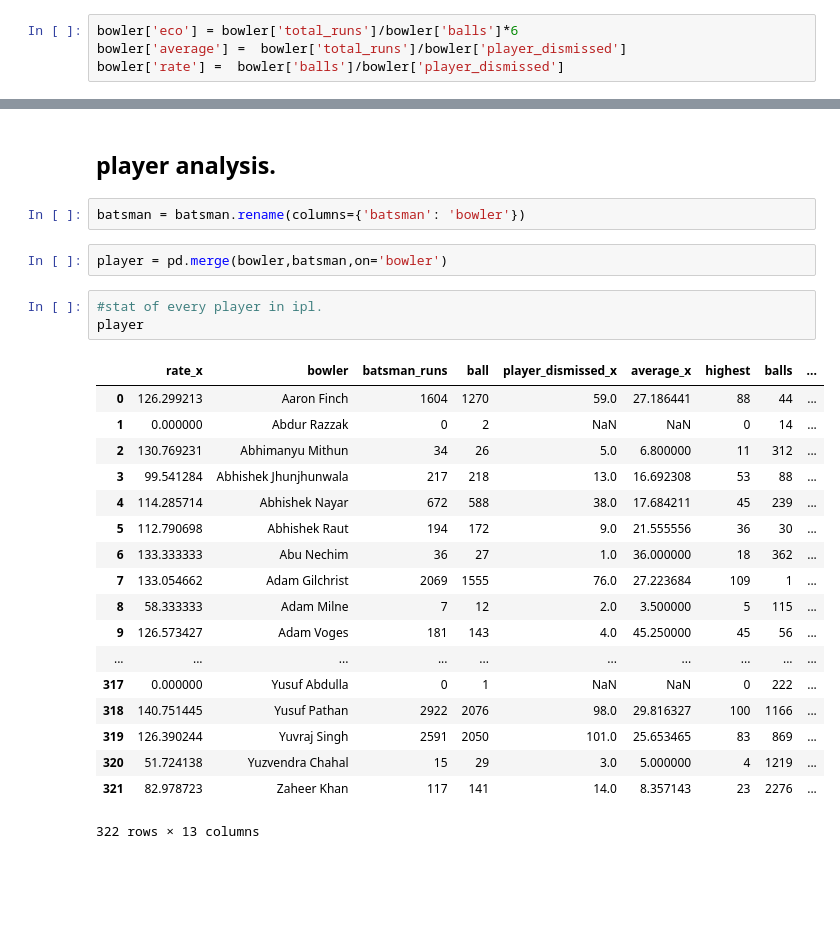
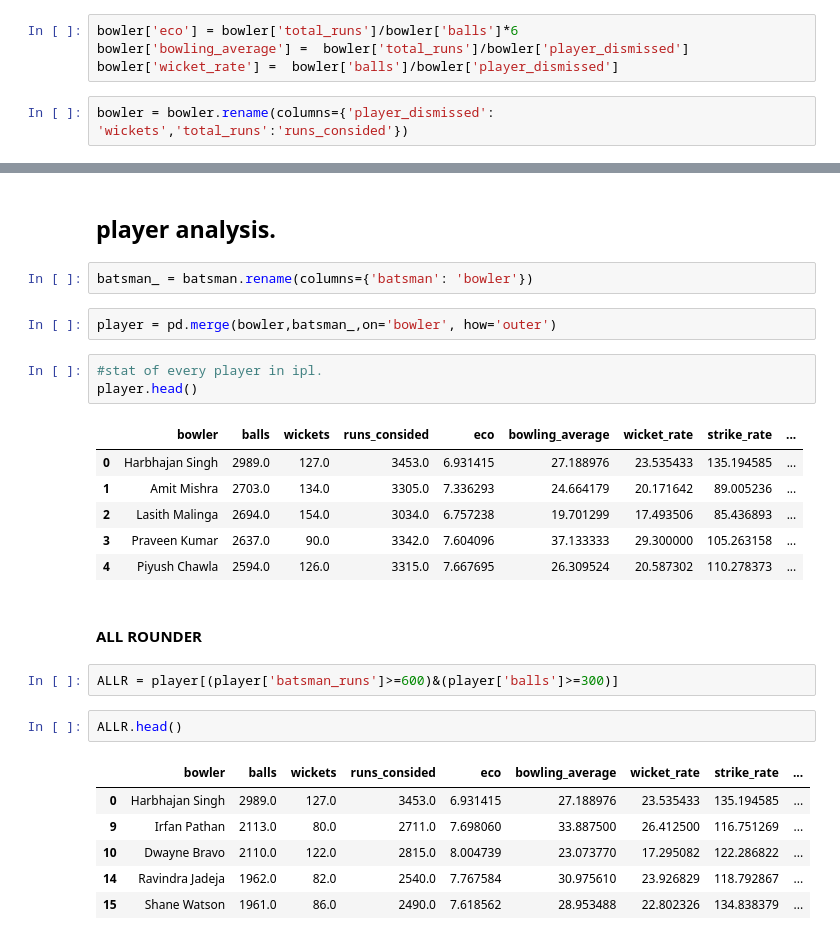
Before and after one commit to kapilgolimar/IPL_DATASET_ANALYSIS, a Jupyter notebook: IPL.ipynb, the cells around one changed output, grey strips where cells are left out. Saved outputs shown, nothing was run; the diff lists cells and outputs as text; blank space fills up the shorter version.

```diff
--- a/IPL.ipynb
+++ b/IPL.ipynb
@@ -393,5 +441,7 @@ bowlers = pd.merge(ballas, wicket, on='bowler')
 bowler = pd.merge(bowlers,runs,on='bowler')
 # %%
 bowler['eco'] = bowler['total_runs']/bowler['balls']*6
-bowler['average'] =  bowler['total_runs']/bowler['player_dismissed']
-bowler['rate'] =  bowler['balls']/bowler['player_dismissed']
+bowler['bowling_average'] =  bowler['total_runs']/bowler['player_dismissed']
+bowler['wicket_rate'] =  bowler['balls']/bowler['player_dismissed']
+# %%
+bowler = bowler.rename(columns={'player_dismissed': 'wickets','total_runs':'runs_consided'})
@@ -424,28 +483,29 @@ similerly we can find economical bowler, opening wicket taker bowler.
 # %% [markdown]
 ## player analysis.
 # %%
-batsman = batsman.rename(columns={'batsman': 'bowler'})
+batsman_ = batsman.rename(columns={'batsman': 'bowler'})
 # %%
-player = pd.merge(bowler,batsman,on='bowler')
+player = pd.merge(bowler,batsman_,on='bowler', how='outer')
 # %%
 #stat of every player in ipl.
-player
+player.head()
 # %% [output]
-|  | rate_x | bowler | batsman_runs | ball | player_dismissed_x | average_x | highest | balls | ... |
-| 0 | 126.299213 | Aaron Finch | 1604 | 1270 | 59.0 | 27.186441 | 88 | 44 | ... |
-| 1 | 0.000000 | Abdur Razzak | 0 | 2 | NaN | NaN | 0 | 14 | ... |
-| 2 | 130.769231 | Abhimanyu Mithun | 34 | 26 | 5.0 | 6.800000 | 11 | 312 | ... |
-| 3 | 99.541284 | Abhishek Jhunjhunwala | 217 | 218 | 13.0 | 16.692308 | 53 | 88 | ... |
-| 4 | 114.285714 | Abhishek Nayar | 672 | 588 | 38.0 | 17.684211 | 45 | 239 | ... |
-| 5 | 112.790698 | Abhishek Raut | 194 | 172 | 9.0 | 21.555556 | 36 | 30 | ... |
-| 6 | 133.333333 | Abu Nechim | 36 | 27 | 1.0 | 36.000000 | 18 | 362 | ... |
-| 7 | 133.054662 | Adam Gilchrist | 2069 | 1555 | 76.0 | 27.223684 | 109 | 1 | ... |
-| 8 | 58.333333 | Adam Milne | 7 | 12 | 2.0 | 3.500000 | 5 | 115 | ... |
-| 9 | 126.573427 | Adam Voges | 181 | 143 | 4.0 | 45.250000 | 45 | 56 | ... |
-| ... | ... | ... | ... | ... | ... | ... | ... | ... | ... |
-| 317 | 0.000000 | Yusuf Abdulla | 0 | 1 | NaN | NaN | 0 | 222 | ... |
-| 318 | 140.751445 | Yusuf Pathan | 2922 | 2076 | 98.0 | 29.816327 | 100 | 1166 | ... |
-| 319 | 126.390244 | Yuvraj Singh | 2591 | 2050 | 101.0 | 25.653465 | 83 | 869 | ... |
-| 320 | 51.724138 | Yuzvendra Chahal | 15 | 29 | 3.0 | 5.000000 | 4 | 1219 | ... |
-| 321 | 82.978723 | Zaheer Khan | 117 | 141 | 14.0 | 8.357143 | 23 | 2276 | ... |
+|  | bowler | balls | wickets | runs_consided | eco | bowling_average | wicket_rate | strike_rate | ... |
+| 0 | Harbhajan Singh | 2989.0 | 127.0 | 3453.0 | 6.931415 | 27.188976 | 23.535433 | 135.194585 | ... |
+| 1 | Amit Mishra | 2703.0 | 134.0 | 3305.0 | 7.336293 | 24.664179 | 20.171642 | 89.005236 | ... |
+| 2 | Lasith Malinga | 2694.0 | 154.0 | 3034.0 | 6.757238 | 19.701299 | 17.493506 | 85.436893 | ... |
+| 3 | Praveen Kumar | 2637.0 | 90.0 | 3342.0 | 7.604096 | 37.133333 | 29.300000 | 105.263158 | ... |
+| 4 | Piyush Chawla | 2594.0 | 126.0 | 3315.0 | 7.667695 | 26.309524 | 20.587302 | 110.278373 | ... |
-322 rows × 13 columns
+# %% [markdown]
+#### ALL ROUNDER
+# %%
+ALLR = player[(player['batsman_runs']>=600)&(player['balls']>=300)]
+# %%
+ALLR.head()
+# %% [output]
+|  | bowler | balls | wickets | runs_consided | eco | bowling_average | wicket_rate | strike_rate | ... |
+| 0 | Harbhajan Singh | 2989.0 | 127.0 | 3453.0 | 6.931415 | 27.188976 | 23.535433 | 135.194585 | ... |
+| 9 | Irfan Pathan | 2113.0 | 80.0 | 2711.0 | 7.698060 | 33.887500 | 26.412500 | 116.751269 | ... |
+| 10 | Dwayne Bravo | 2110.0 | 122.0 | 2815.0 | 8.004739 | 23.073770 | 17.295082 | 122.286822 | ... |
+| 14 | Ravindra Jadeja | 1962.0 | 82.0 | 2540.0 | 7.767584 | 30.975610 | 23.926829 | 118.792867 | ... |
+| 15 | Shane Watson | 1961.0 | 86.0 | 2490.0 | 7.618562 | 28.953488 | 22.802326 | 134.838379 | ... |
```
Also changed, not shown: parts of 25 cells of this notebook.
